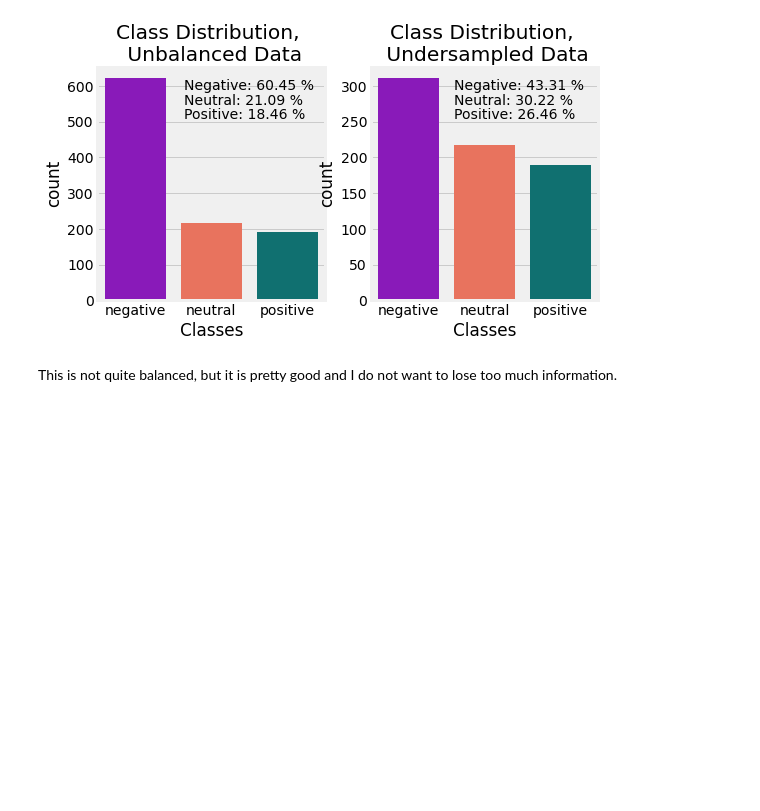
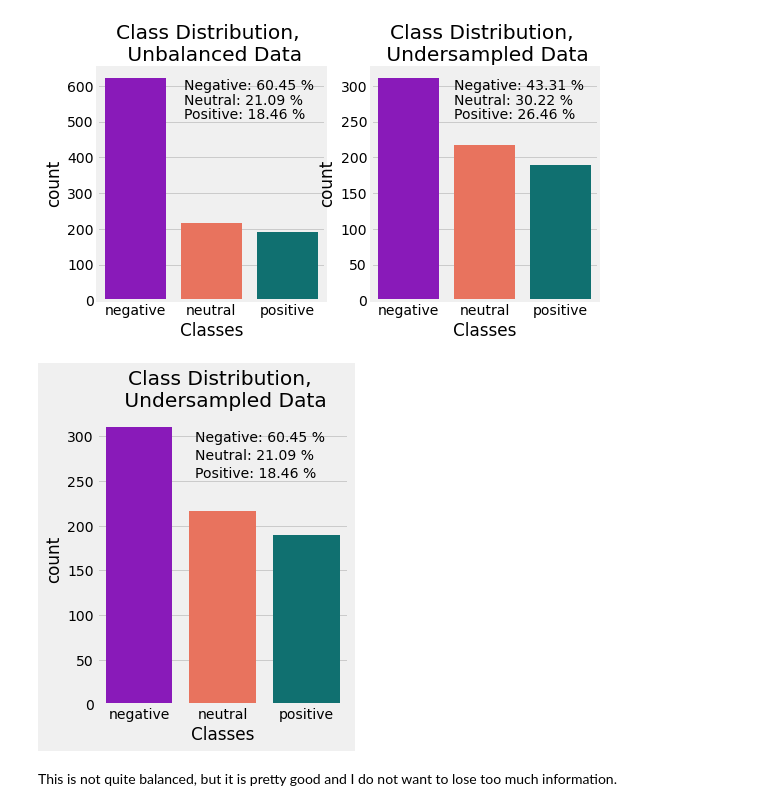
Before and after one commit to loopyQueen/RefugeeSentiment, a Jupyter notebook: dataSplitBalance.ipynb, the cells around one changed output. Cells and saved outputs as stored; diff of their text form; code cells hidden in the pictures; blank space fills up the shorter version.

```diff
--- a/dataSplitBalance.ipynb
+++ b/dataSplitBalance.ipynb
@@ -521,6 +528,19 @@ plt.figtext(.7, .7, "Positive: {} %".format(pos_perct_under))
 fig.set_facecolor('white')
 # %% [output]
 [figure]
+# %%
+# Plot class distribution for the undersampled set alone
+plt.figure(figsize=(4, 5))
+plot_colors = ['darkviolet','tomato', 'teal']
+sns.countplot(x=temp_under["y_sent"], palette=plot_colors).set_xticklabels(["negative", "neutral", "positive"])
+plt.xlabel('Classes')
+plt.title('Class Distribution, \n Undersampled Data')
+plt.figtext(.42, .8, "Negative: {} %".format(neg_perct_under))
+plt.figtext(.42, .75, "Neutral: {} %".format(neu_perct_under))
+plt.figtext(.42, .7, "Positive: {} %".format(pos_perct_under))
+fig.set_facecolor('white')
+# %% [output]
+[figure, added]
 # %% [markdown]
 This is not quite balanced, but it is pretty good and I do not want to lose too much information.
 # %%
```
Also changed, not shown: parts of 6 cells of this notebook, 3 other files.
